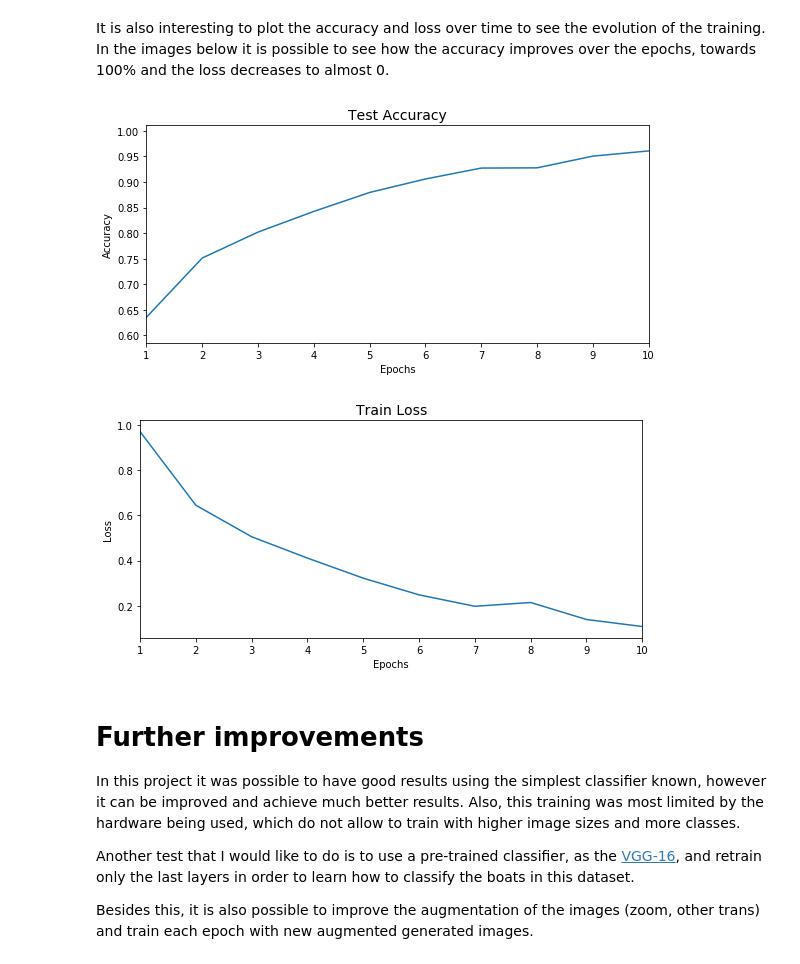
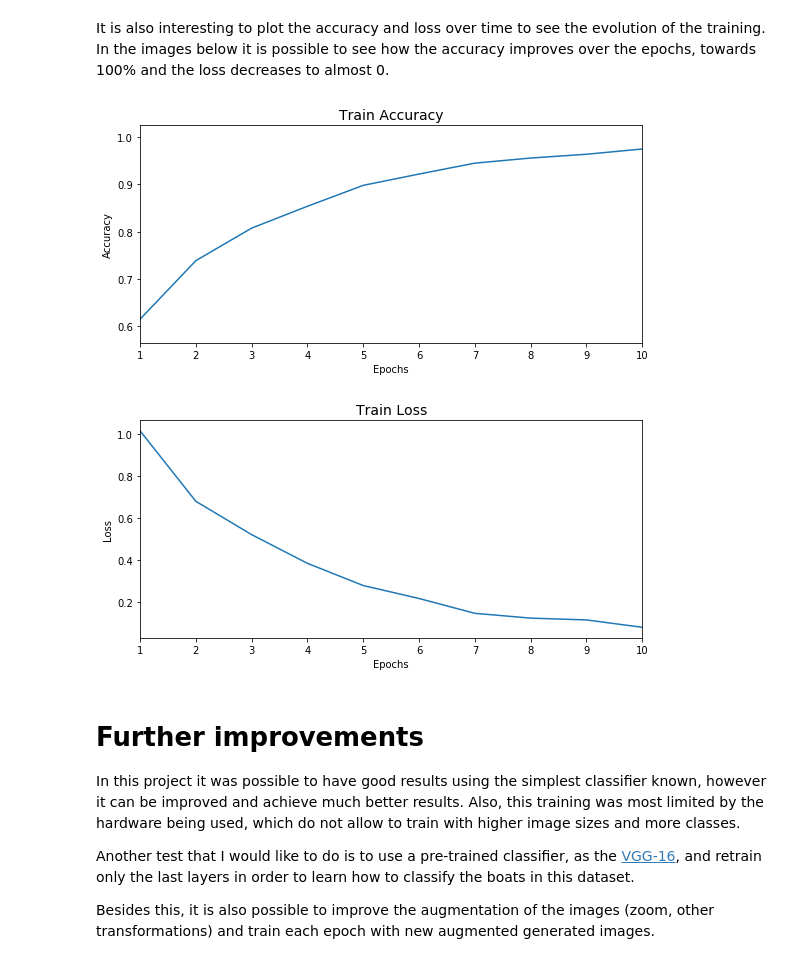
Before and after one commit to ibiscp/Boat-Image-Classification, a Jupyter notebook: Boat Image Classification.ipynb, the cells around one changed output. Drawn from its saved outputs; the diff is of its cells as text; code cells hidden in the pictures.

Commit message:
feat: Final improvements

```diff
--- a/Boat Image Classification.ipynb
+++ b/Boat Image Classification.ipynb
@@ -306,7 +315,8 @@ def brightness_image(img):
 
 def rotate_image(img):
     rows,cols,channel = img.shape
-    M = cv2.getRotationMatrix2D((cols/2,rows/2), random.uniform(-int(rows/5), int(rows/5)), 1)
+    M = cv2.getRotationMatrix2D((cols/2,rows/2),
+                    random.uniform(-int(rows/5), int(rows/5)), 1)
     return cv2.warpAffine(img,M,(cols,rows), borderMode=1)
 
 def translate_image(img):
@@ -399,7 +409,8 @@ def augment_image(X, y):
             indexes = [random.choice(index) for _ in range(n_class)]
 
             pbar = tqdm(range(n_class))
-            pbar.set_description('Processing \'' + dict_test_inverse[index_dic] + '\'')
+            pbar.set_description('Processing \'' +
+                                 dict_test_inverse[index_dic] + '\'')
 
             for j in pbar:
 
@@ -411,7 +422,8 @@ def augment_image(X, y):
                 img = translate_image(img)
                 img = shadow_image(img)
 
-                X = np.vstack([X, np.reshape(img, [1, size_image, size_image, 3])])
+                X = np.vstack([X, np.reshape(img,
+                                [1, size_image, size_image, 3])])
                 y = np.append(y, y[indexes[j]])
 
     return X, y
@@ -493,7 +507,8 @@ def lenet(width, height, depth, classes, weightsPath=None):
         output_shape=(width,height,depth)))
 
     # first set of CONV => RELU => POOL
-    model.add(Conv2D(20, (5, 5), padding="same", input_shape=(depth, height, width)))
+    model.add(Conv2D(20, (5, 5), padding="same",
+                     input_shape=(depth, height, width)))
     model.add(Activation("relu"))
     model.add(MaxPooling2D(pool_size=(2, 2), strides=(2, 2)))
 
@@ -516,19 +531,10 @@ def lenet(width, height, depth, classes, weightsPath=None):
     if weightsPath is not None:
         model.load_weights(weightsPath)
 
-    plot_model(model, show_shapes=True, to_file='model.png')
-
     # return the constructed network architecture
     return model
 
 model = lenet(width, height, depth, n_classes, weightsPath=None)
 
-# Plot model
-img=plt.imread('model.png')
-fig = plt.figure(facecolor="white")
-fig.set_size_inches(531/60, 1401/60)
-ax=fig.add_subplot(111)
-ax.imshow(img)
-ax.axis('off')
-ax.axis('tight')
+model.summary()
 # %% [output]
@@ -543,7 +564,8 @@ Below is printed the time, loss and accuracy of each epoch.
 # Initialize the optimizer and model
 print("Training model...")
 opt = optimizers.Adam(lr=0.001)
-model.compile(loss="categorical_crossentropy", optimizer=opt, metrics=["accuracy"])
+model.compile(loss="categorical_crossentropy",
+              optimizer=opt, metrics=["accuracy"])
 
 # Train model if there is no pre-existing one
 history = model.fit(X_train, y_train, batch_size=20, epochs=10, verbose=2)
@@ -595,13 +617,15 @@ Test Accuracy:  85.61%
 # %% [markdown]
 It is also interesting to plot the accuracy and loss over time to see the evolution of the training. In the images below it is possible to see how the accuracy improves over the epochs, towards 100% and the loss decreases to almost 0.
 # %%
-plot_iteration_graph(history.history['acc'], 'Train Accuracy', 'Epochs', 'Accuracy')
+plot_iteration_graph(history.history['acc'],
+                     'Train Accuracy','Epochs', 'Accuracy')
 # %% [output]
-[figure, old version]
+[figure, new version]
 # %%
-plot_iteration_graph(history.history['loss'], 'Train Loss', 'Epochs', 'Loss')
+plot_iteration_graph(history.history['loss'],
+                     'Train Loss', 'Epochs', 'Loss')
 # %% [output]
-[figure, old version]
+[figure, new version]
 # %% [markdown]
 # Further improvements
 
@@ -609,4 +633,4 @@ In this project it was possible to have good results using the simplest classifi
 
 Another test that I would like to do is to use a pre-trained classifier, as the [VGG-16](http://www.robots.ox.ac.uk/~vgg/research/very_deep/), and retrain only the last layers in order to learn how to classify the boats in this dataset.
 
-Besides this, it is also possible to improve the augmentation of the images (zoom, other trans) and train each epoch with new augmented generated images.
+Besides this, it is also possible to improve the augmentation of the images (zoom, other transformations) and train each epoch with new augmented generated images.
```
Also changed, not shown: parts of 20 cells of this notebook, 1 other file.
